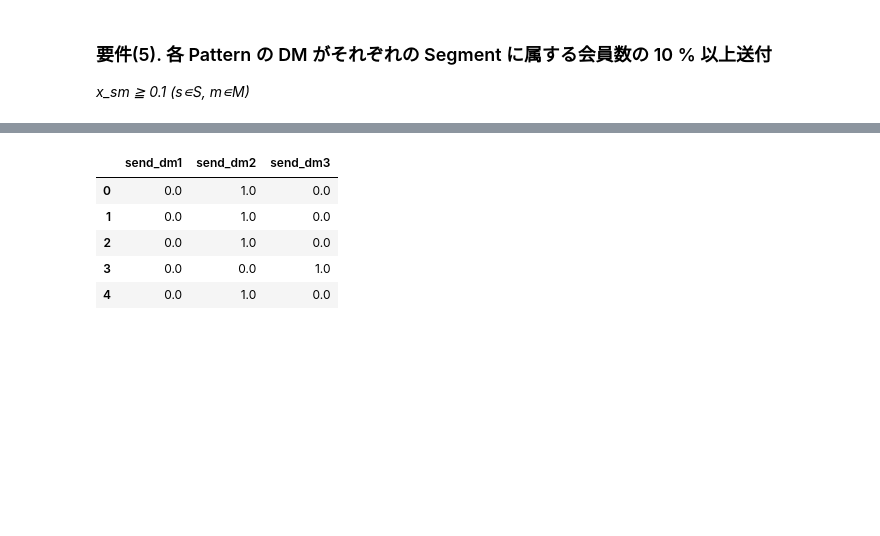
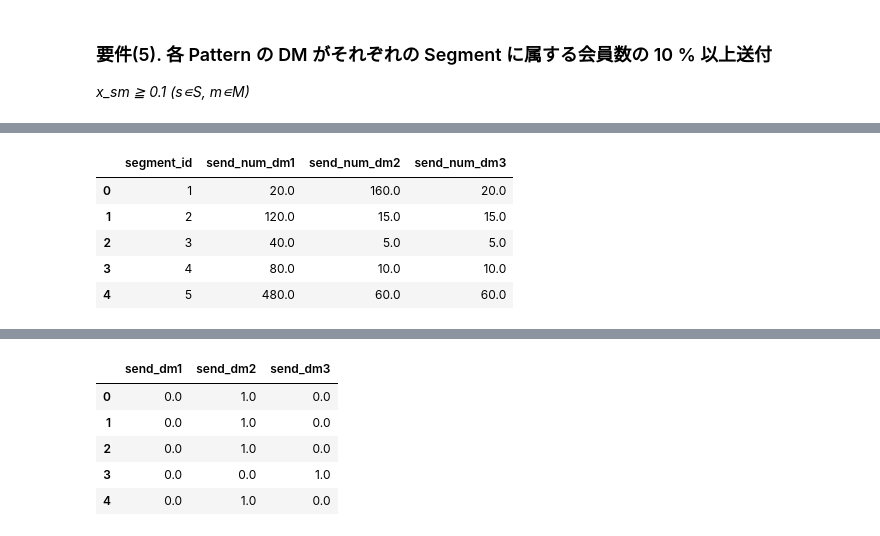
Before and after one commit to 1024xx4/py_mathematical_optimization, a Jupyter notebook: 4_coupon/coupon.ipynb, the cells around one changed output, grey strips where cells are left out. Cells and saved outputs as stored; diff of their text form; code cells hidden in the pictures; blank space fills up the shorter version.

```diff
--- a/4_coupon/coupon.ipynb
+++ b/4_coupon/coupon.ipynb
@@ -429,0 +449,13 @@ Status: Optimal
+# %%
+seg_send_df['num_cust'] = seg_send_df['segment_id'].apply(lambda x: N_s[x])
+seg_send_df['send_num_dm1'] = seg_send_df['send_prob_dm1'] * seg_send_df['num_cust']
+seg_send_df['send_num_dm2'] = seg_send_df['send_prob_dm2'] * seg_send_df['num_cust']
+seg_send_df['send_num_dm3'] = seg_send_df['send_prob_dm3'] * seg_send_df['num_cust']
+seg_send_df[['segment_id', 'send_num_dm1', 'send_num_dm2', 'send_num_dm3']].head()
+# %% [output]
+|  | segment_id | send_num_dm1 | send_num_dm2 | send_num_dm3 |
+| 0 | 1 | 20.0 | 160.0 | 20.0 |
+| 1 | 2 | 120.0 | 15.0 | 15.0 |
+| 2 | 3 | 40.0 | 5.0 | 5.0 |
+| 3 | 4 | 80.0 | 10.0 | 10.0 |
+| 4 | 5 | 480.0 | 60.0 | 60.0 |
```
Also changed, not shown: parts of 6 cells of this notebook.
